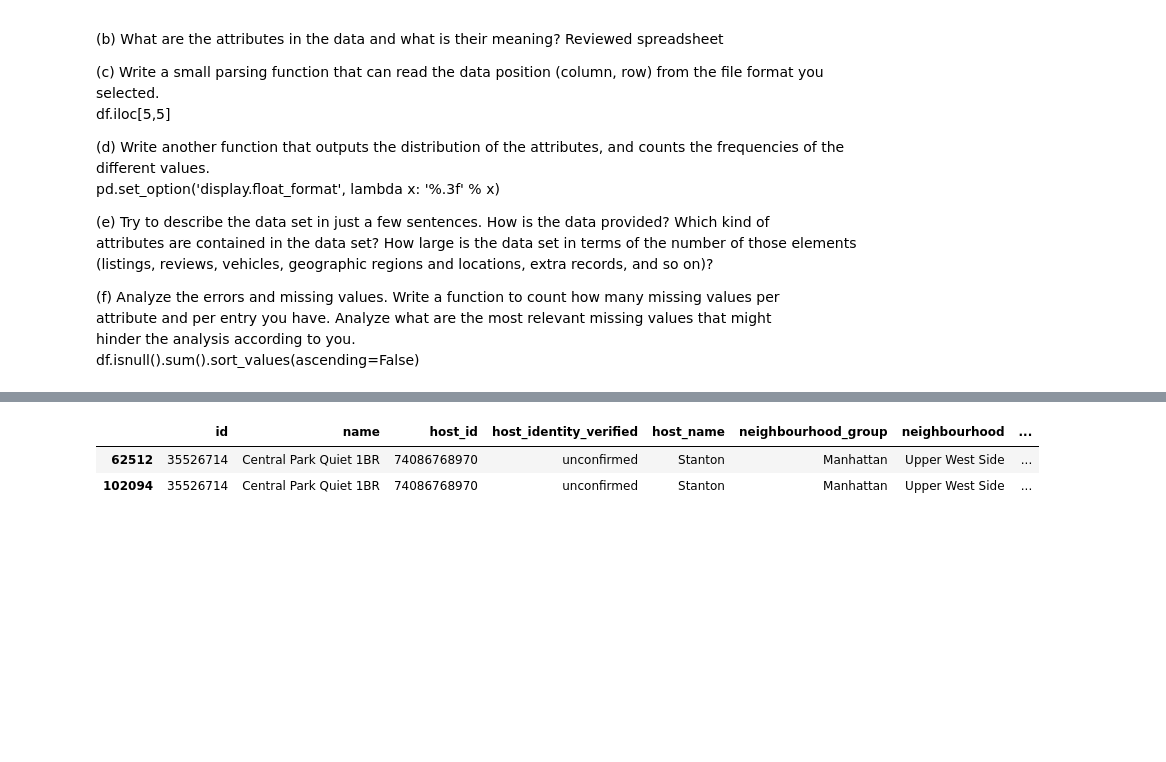
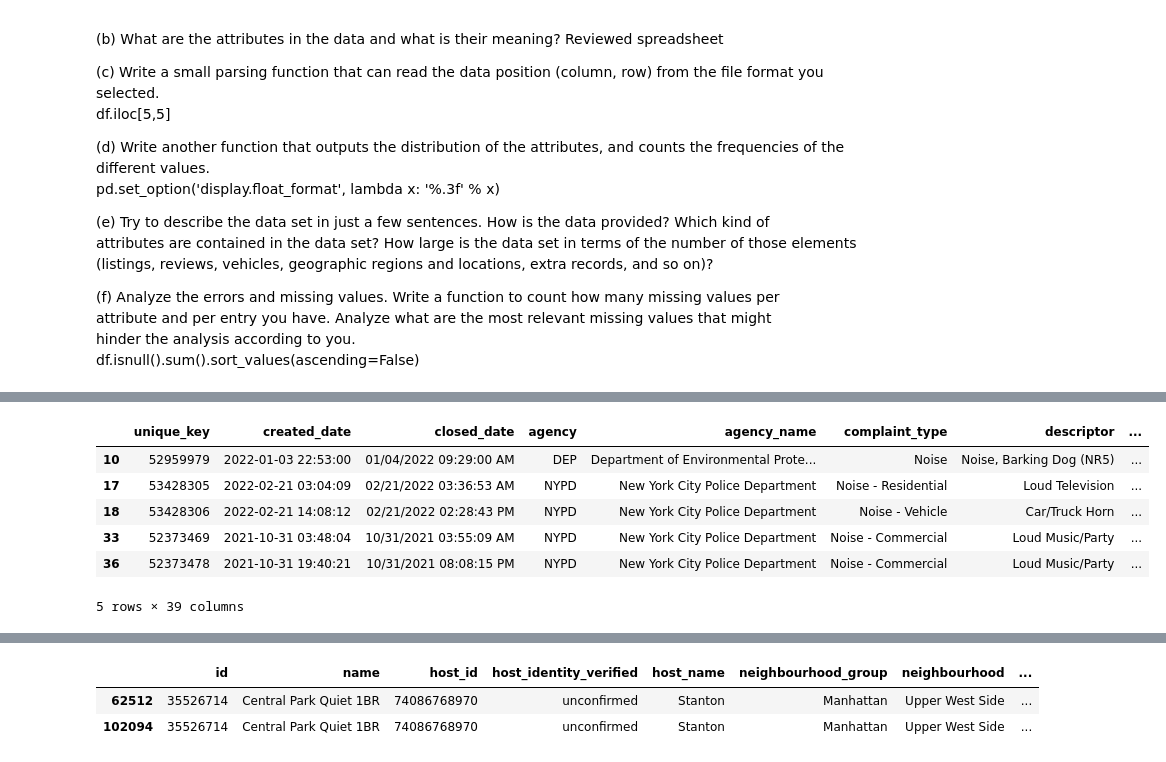
Before and after one commit to KerelOlivier/Visualization_Assignment, a Jupyter notebook: exploration/assignment_1_exploration.ipynb, the cells around one changed output, grey strips where cells are left out. Cells and saved outputs as stored; diff of their text form; code cells hidden in the pictures; blank space fills up the shorter version.

```diff
--- a/exploration/assignment_1_exploration.ipynb
+++ b/exploration/assignment_1_exploration.ipynb
@@ -50,0 +68,10 @@ df.isnull().sum().sort_values(ascending=False)
+# %%
+df_311.head()
+# %% [output]
+|  | unique_key | created_date | closed_date | agency | agency_name | complaint_type | descriptor | ... |
+| 10 | 52959979 | 2022-01-03 22:53:00 | 01/04/2022 09:29:00 AM | DEP | Department of Environmental Prote... | Noise | Noise, Barking Dog (NR5) | ... |
+| 17 | 53428305 | 2022-02-21 03:04:09 | 02/21/2022 03:36:53 AM | NYPD | New York City Police Department | Noise - Residential | Loud Television | ... |
+| 18 | 53428306 | 2022-02-21 14:08:12 | 02/21/2022 02:28:43 PM | NYPD | New York City Police Department | Noise - Vehicle | Car/Truck Horn | ... |
+| 33 | 52373469 | 2021-10-31 03:48:04 | 10/31/2021 03:55:09 AM | NYPD | New York City Police Department | Noise - Commercial | Loud Music/Party | ... |
+| 36 | 52373478 | 2021-10-31 19:40:21 | 10/31/2021 08:08:15 PM | NYPD | New York City Police Department | Noise - Commercial | Loud Music/Party | ... |
+5 rows × 39 columns
```
Also changed, not shown: parts of 9 cells of this notebook, 1 other file.
